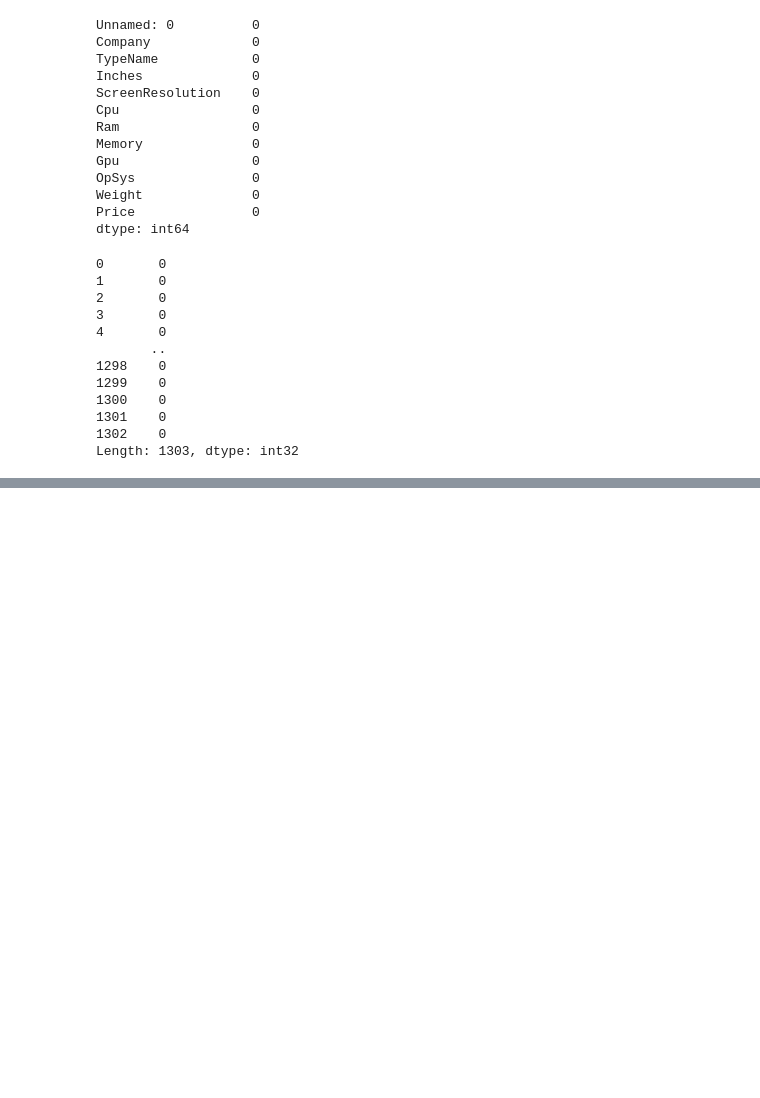
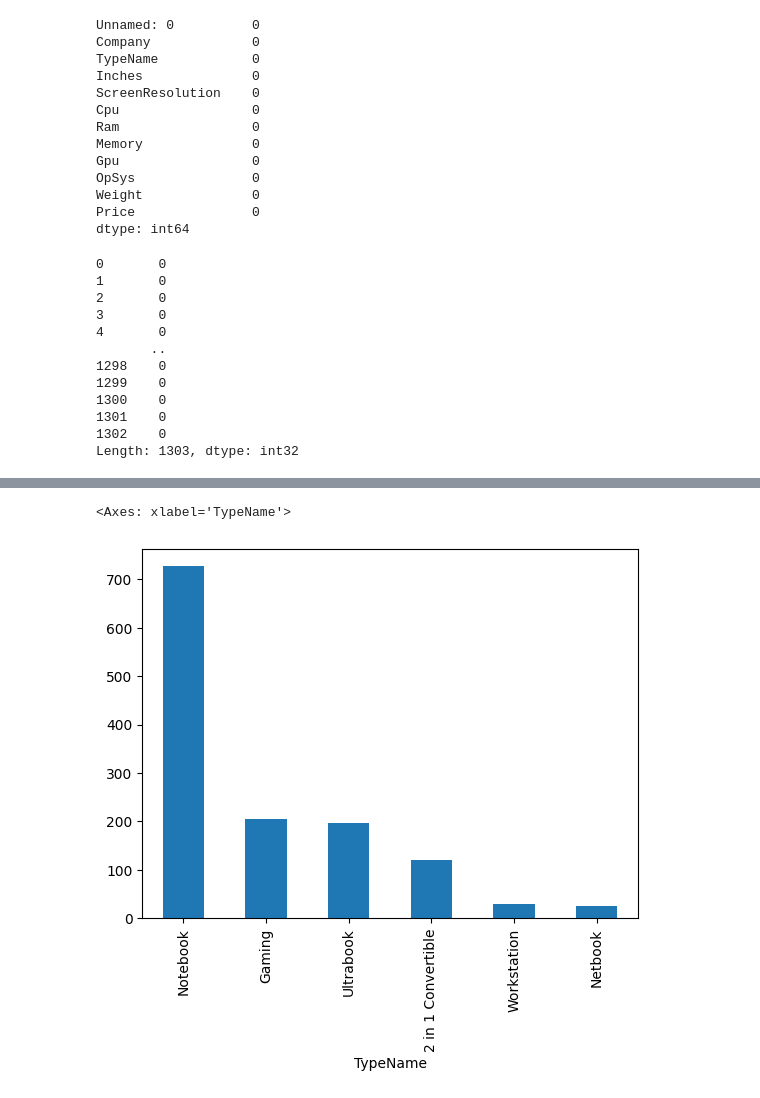
Before and after one commit to princejaiswal19/Laptop-Price-Predictor, a Jupyter notebook: building.ipynb, the cells around one changed output, grey strips where cells are left out. Cells and saved outputs as stored; diff of their text form; code cells hidden in the pictures; blank space fills up the shorter version.

```diff
--- a/building.ipynb
+++ b/building.ipynb
@@ -68,0 +132,5 @@ Length: 1303, dtype: int32
+# %%
+df['TypeName'].value_counts().plot(kind='bar')
+# %% [output]
+<Axes: xlabel='TypeName'>
+[figure, added]
```
Also changed, not shown: parts of 29 cells of this notebook.
